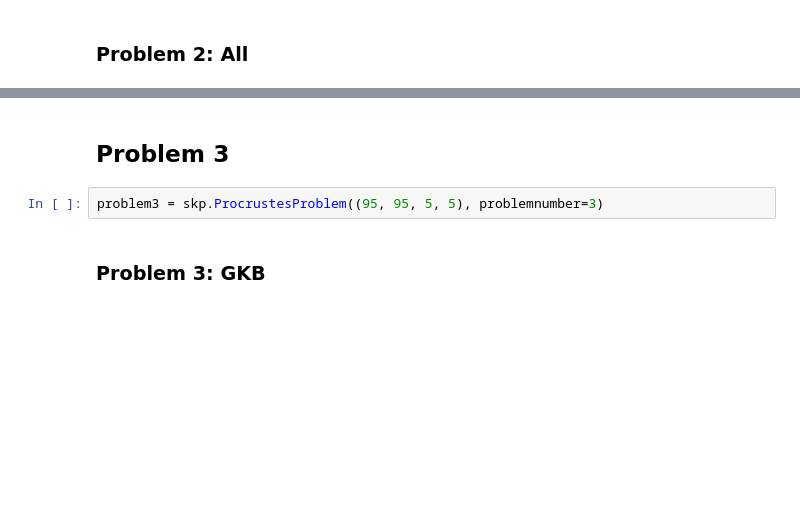
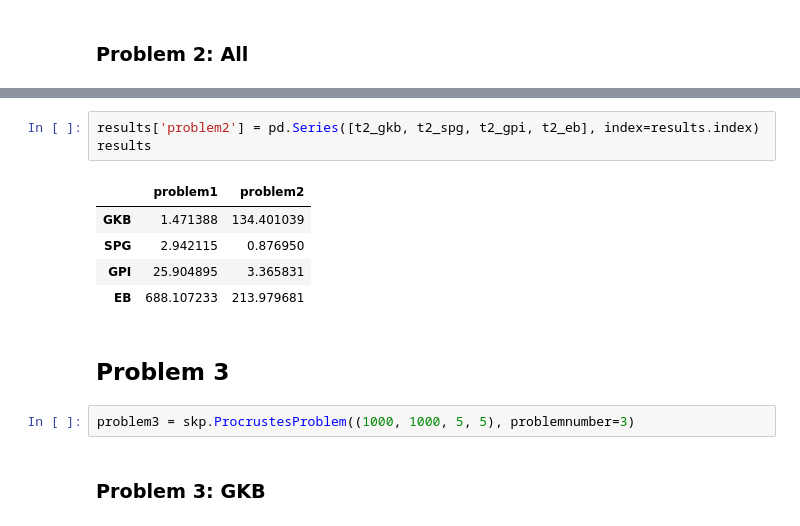
Before and after one commit to melissawm/skprocrustes, a Jupyter notebook: Results.ipynb, the cells around one changed output, grey strips where cells are left out. Cells and saved outputs as stored; diff of their text form; blank space fills up the shorter version.

```diff
--- a/Results.ipynb
+++ b/Results.ipynb
@@ -209,7 +222,16 @@ Text(0.5,1,'Problem 2')
+# %%
+results['problem2'] = pd.Series([t2_gkb, t2_spg, t2_gpi, t2_eb], index=results.index)
+results
+# %% [output]
+|  | problem1 | problem2 |
+| GKB | 1.471388 | 134.401039 |
+| SPG | 2.942115 | 0.876950 |
+| GPI | 25.904895 | 3.365831 |
+| EB | 688.107233 | 213.979681 |
 # %% [markdown]
 ## Problem 3
 # %%
-problem3 = skp.ProcrustesProblem((95, 95, 5, 5), problemnumber=3)
+problem3 = skp.ProcrustesProblem((1000, 1000, 5, 5), problemnumber=3)
 # %% [markdown]
 ### Problem 3: GKB
 # %%
```
Also changed, not shown: parts of 53 cells of this notebook, 1 other file.
